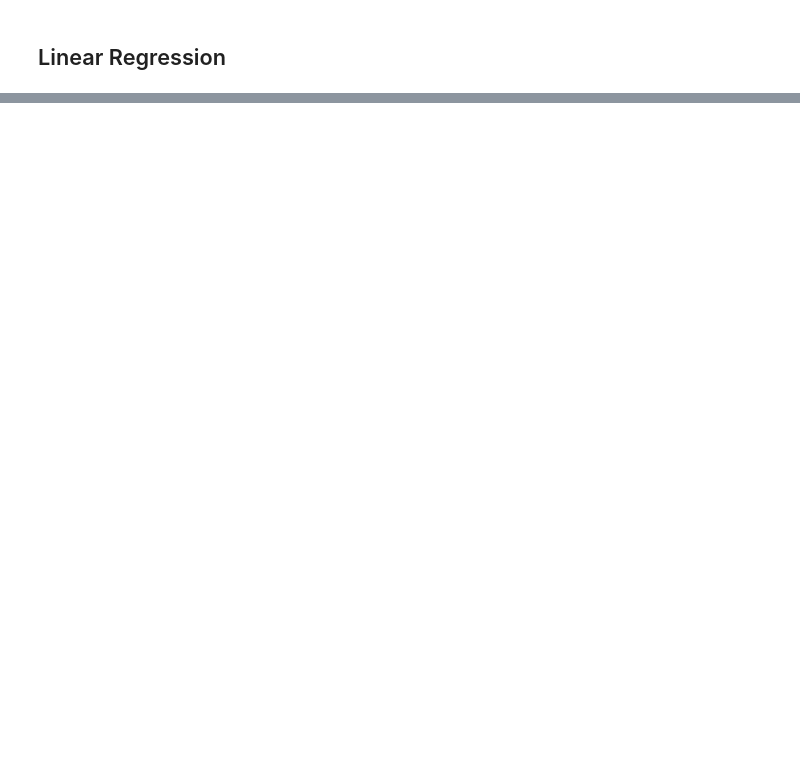
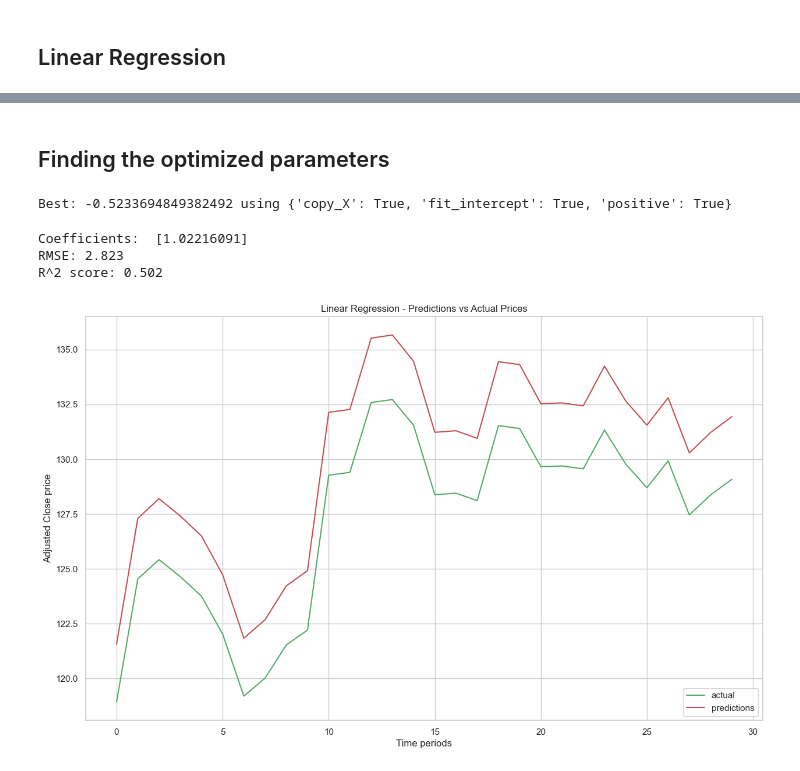
Before and after one commit to ameyagidh/StockPricePredictor, a Jupyter notebook: TimeSeries/Regression.ipynb, the cells around one changed output, grey strips where cells are left out. Saved outputs shown, nothing was run; the diff lists cells and outputs as text; code cells hidden in the pictures; blank space fills up the shorter version.

```diff
--- a/TimeSeries/Regression.ipynb
+++ b/TimeSeries/Regression.ipynb
@@ -34,0 +232,4 @@ df_target.ta.ema(close='Adj Close', length=10, append=True)
+# %%
+next_vals = np.array(df_adj.drop(['Prediction'],1))[-forecast_out:]
+lr_prediction = lr.predict(next_vals)
+print(lr_prediction)
@@ -34,0 +269,3 @@ df_target.ta.ema(close='Adj Close', length=10, append=True)
+# %%
+X_forecast = next_vals.reshape(-1)
+X_forecast
@@ -34,0 +281,2 @@ df_target.ta.ema(close='Adj Close', length=10, append=True)
+# %% [markdown]
+## Finding the optimized parameters
@@ -34,0 +286,51 @@ df_target.ta.ema(close='Adj Close', length=10, append=True)
+# %%
+from sklearn.model_selection import GridSearchCV
+from sklearn.linear_model import LinearRegression
+
+parameters = {
+    'fit_intercept': [True, False],
+    'copy_X': [True, False],
+    'positive': [True, False]
+}
+
+lr = LinearRegression()
+
+gridsearchcv_lr = GridSearchCV(estimator=lr, param_grid=parameters, cv=tscv, scoring='r2')
+grid_result_lr = gridsearchcv_lr.fit(X_train, y_train)
+print("Best: {} using {}".format(grid_result_lr.best_score_, grid_result_lr.best_params_))
+# %% [output]
+Best: -0.5233694849382492 using {'copy_X': True, 'fit_intercept': True, 'positive': True}
+# %%
+# Reshape data to be 2D
+X_forecast = X_forecast.reshape(-1, 1)
+
+# Create Linear Regression model
+lr = LinearRegression(copy_X=True, fit_intercept=False, n_jobs=None)
+
+# Train the model using the training sets
+lr.fit(X_train, y_train)
+
+# Make predictions using the model
+predictions = lr.predict(X_forecast)
+
+# The coefficients
+print('Coefficients: ', lr.coef_)
+# The mean squared error
+print('RMSE: {}'.format(round(mean_squared_error(X_forecast, predictions, squared=False), 3)))
+# Explained variance score: 1 is perfect prediction, 0 is random
+print('R^2 score: {}'.format(round(r2_score(X_forecast, predictions), 3)))
+# %% [output]
+Coefficients:  [1.02216091]
+RMSE: 2.823
+R^2 score: 0.502
+# %%
+x_axis = np.array(range(0, predictions.shape[0]))
+plt.plot(x_axis, X_forecast, color='g', label="actual")
+plt.plot(x_axis, predictions, color='r', label="predictions")
+plt.xlabel('Time periods')
+plt.ylabel('Adjusted Close price')
+plt.title('Linear Regression - Predictions vs Actual Prices')
+plt.legend(loc='lower right')
+plt.show()
+# %% [output]
+[figure, added]
```
Also changed, not shown: parts of 21 cells of this notebook.
